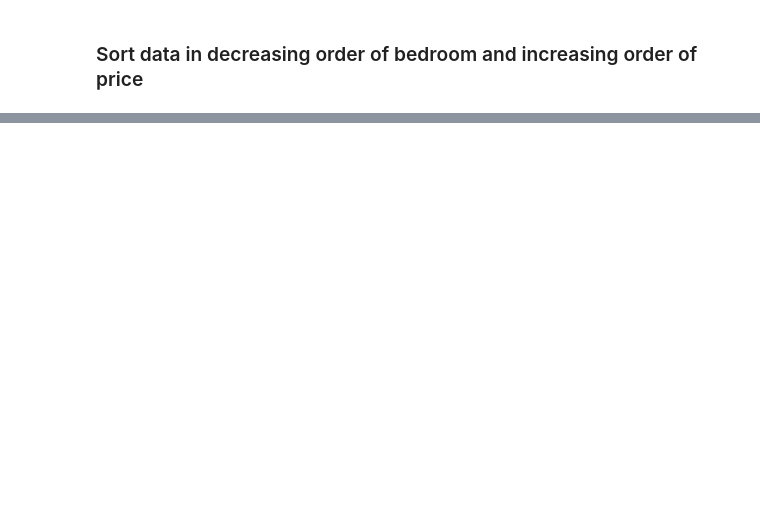
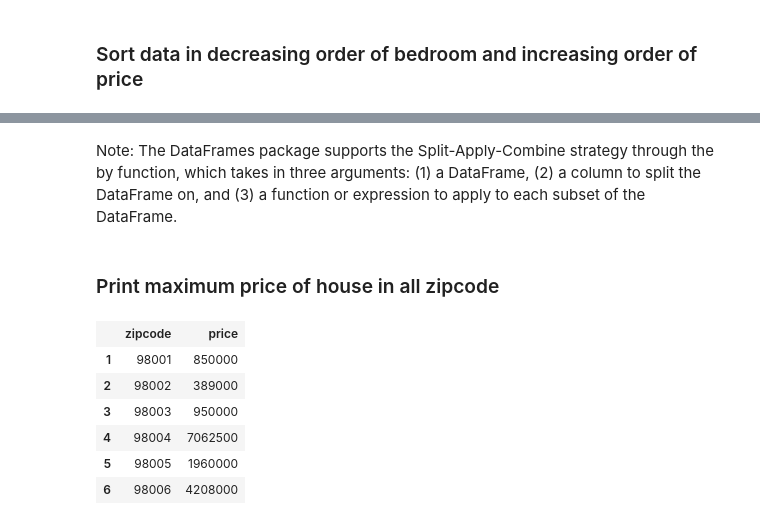
Before and after one commit to Jugaadu/Julia, a Jupyter notebook: DataFrames in Julia.ipynb, the cells around one changed output, grey strips where cells are left out. Drawn from its saved outputs; the diff is of its cells as text; code cells hidden in the pictures; blank space fills up the shorter version.

Commit message:
By Function added

```diff
--- a/DataFrames in Julia.ipynb
+++ b/DataFrames in Julia.ipynb
@@ -240,0 +254,15 @@ dual_sort_2 = sort(df,cols = [:bedrooms,:price],rev = [true,false])
+# %% [markdown]
+Note: The DataFrames package supports the Split-Apply-Combine strategy through the by function, which takes in three arguments: (1) a DataFrame, (2) a column to split the DataFrame on, and (3) a function or expression to apply to each subset of the DataFrame.
+# %% [markdown]
+### Print maximum price of house in all zipcode
+# %%
+maxPrice_Zipcode = by(df,:zipcode, testdf -> testdf[indmax(testdf[:price]),[:price]]);
+head(maxPrice_Zipcode)
+# %% [output]
+|  | zipcode | price |
+| 1 | 98001 | 850000 |
+| 2 | 98002 | 389000 |
+| 3 | 98003 | 950000 |
+| 4 | 98004 | 7062500 |
+| 5 | 98005 | 1960000 |
+| 6 | 98006 | 4208000 |
```
Also changed, not shown: parts of 4 cells of this notebook.
